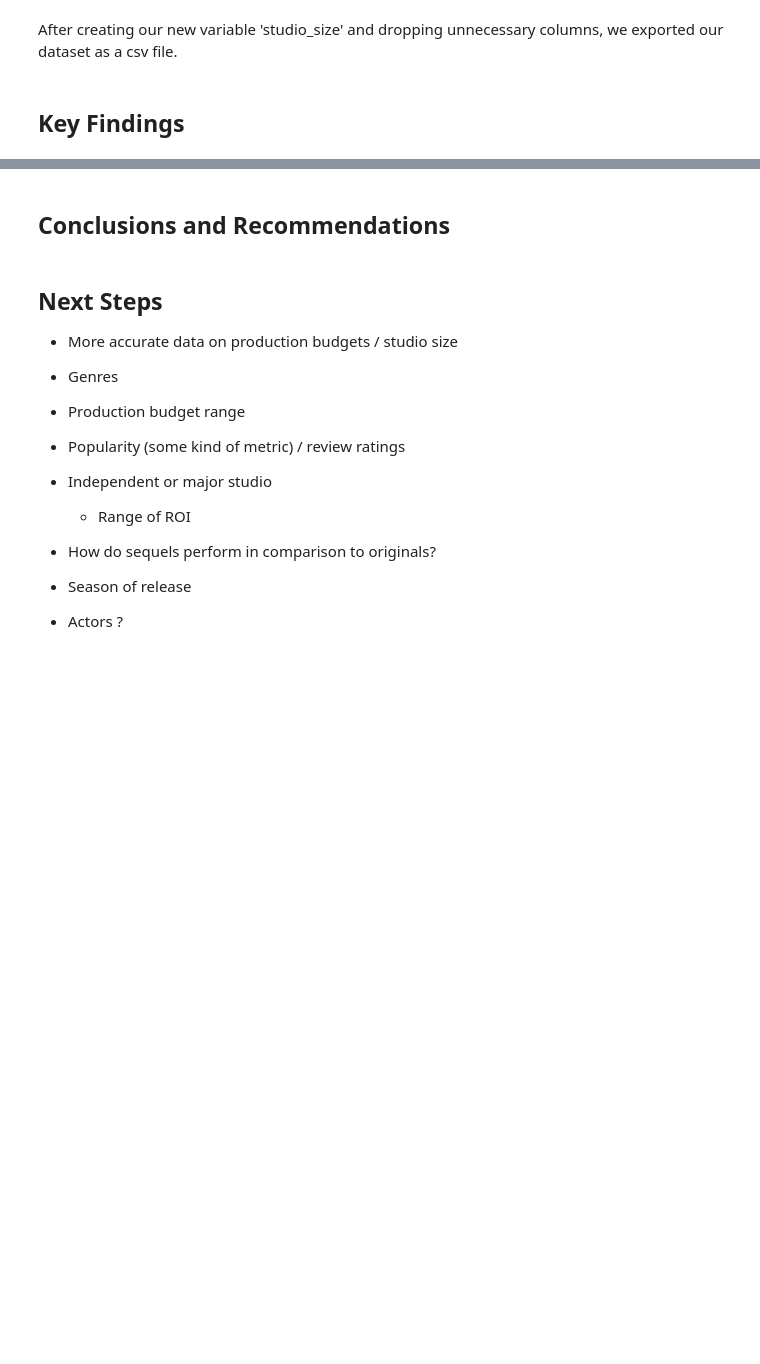
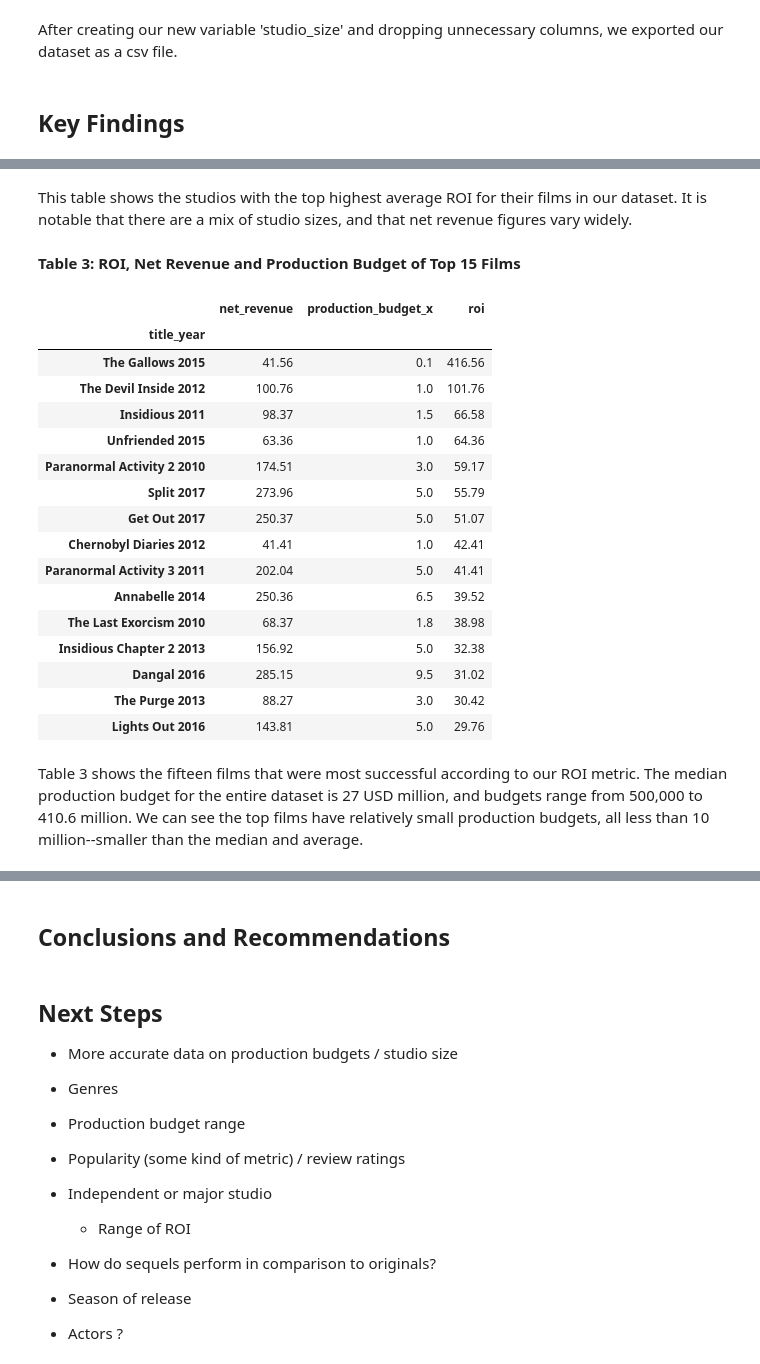
Before and after one commit to StevenDye/FIS-Mod1-Project, a Jupyter notebook: project/FinalMod1Proj.ipynb, the cells around one changed output, grey strips where cells are left out. Saved outputs shown, nothing was run; the diff lists cells and outputs as text; code cells hidden in the pictures; blank space fills up the shorter version.

```diff
--- a/project/Mod1Proj.ipynb
+++ b/project/FinalMod1Proj.ipynb
@@ -383,0 +425,26 @@ final_csv = final_df.to_csv('./data/final_df.csv')
+# %% [markdown]
+This table shows the studios with the top highest average ROI for their films in our dataset. It is notable that there are a mix of studio sizes, and that net revenue figures vary widely.
+# %% [markdown]
+**Table 3: ROI, Net Revenue and Production Budget of Top 15 Films**
+# %%
+final_df.pivot_table(values = ['roi', 'net_revenue', 'production_budget_x'], index = 'title_year').sort_values(by = 'roi', ascending = False)[0:15]
+# %% [output]
+|  | net_revenue | production_budget_x | roi |
+| title_year |  |  |  |
+| The Gallows 2015 | 41.56 | 0.1 | 416.56 |
+| The Devil Inside 2012 | 100.76 | 1.0 | 101.76 |
+| Insidious 2011 | 98.37 | 1.5 | 66.58 |
+| Unfriended 2015 | 63.36 | 1.0 | 64.36 |
+| Paranormal Activity 2 2010 | 174.51 | 3.0 | 59.17 |
+| Split 2017 | 273.96 | 5.0 | 55.79 |
+| Get Out 2017 | 250.37 | 5.0 | 51.07 |
+| Chernobyl Diaries 2012 | 41.41 | 1.0 | 42.41 |
+| Paranormal Activity 3 2011 | 202.04 | 5.0 | 41.41 |
+| Annabelle 2014 | 250.36 | 6.5 | 39.52 |
+| The Last Exorcism 2010 | 68.37 | 1.8 | 38.98 |
+| Insidious Chapter 2 2013 | 156.92 | 5.0 | 32.38 |
+| Dangal 2016 | 285.15 | 9.5 | 31.02 |
+| The Purge 2013 | 88.27 | 3.0 | 30.42 |
+| Lights Out 2016 | 143.81 | 5.0 | 29.76 |
+# %% [markdown]
+Table 3 shows the fifteen films that were most successful according to our ROI metric. The median production budget for the entire dataset is 27 USD million, and budgets range from 500,000 to 410.6 million. We can see the top films have relatively small production budgets, all less than 10 million--smaller than the median and average.
```
Also changed, not shown: parts of 11 cells of this notebook, 3 other files.
